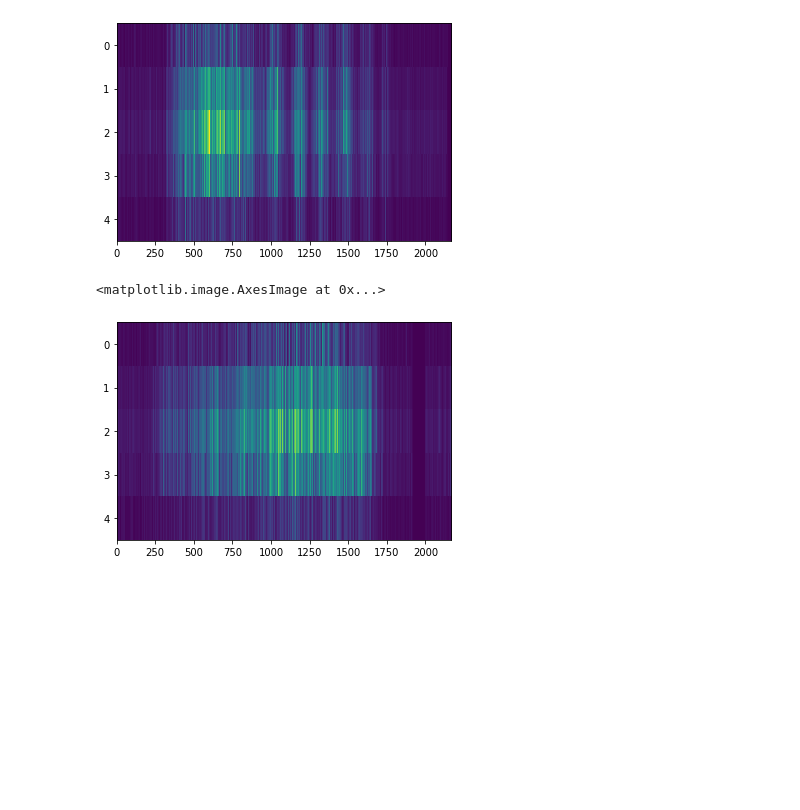
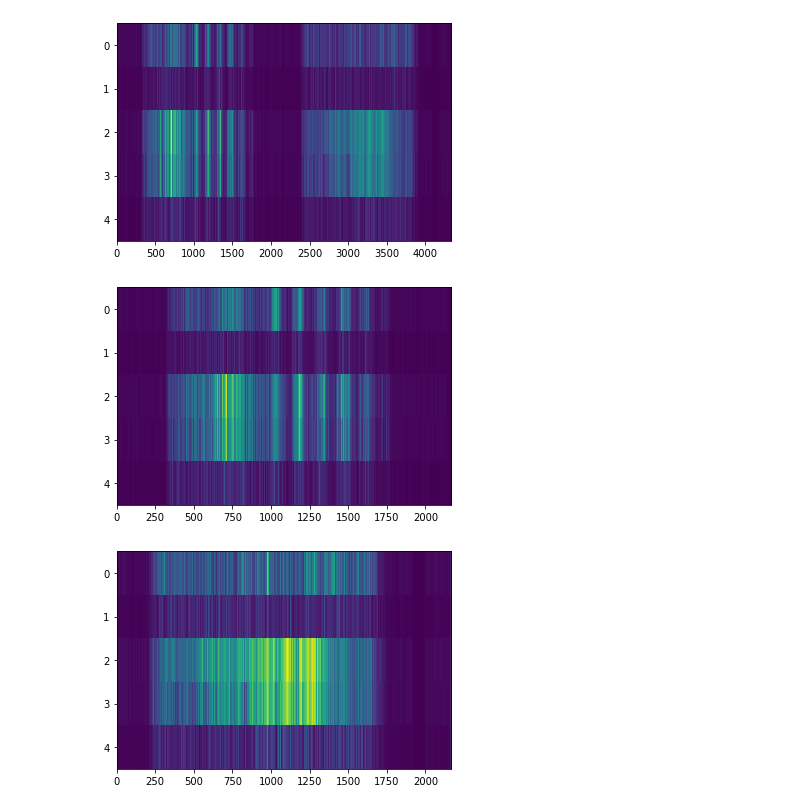
Before and after one commit to lcrosvila/masters-thesis, a Jupyter notebook: scattering_plots.ipynb, the cells around one changed output. Drawn from its saved outputs; the diff is of its cells as text; code cells hidden in the pictures; blank space fills up the shorter version.

Commit message:
trying to visualize the scattering transform...

```diff
--- a/scattering_plots.ipynb
+++ b/scattering_plots.ipynb
@@ -10,8 +11,6 @@ def get_scattering(x, J=6, Q=8):
     x = x.view(1, -1)
 
     T = x.shape[-1]
-    J = 6
-    Q = 16
 
     meta = Scattering1D.compute_meta_scattering(J, Q)
     order0 = (meta['order'] == 0)
@@ -31,7 +30,8 @@ nonvib_all, _ = librosa.load('../MIS/Flute.nonvib.mf.C5B5.aiff', sr=44100)
 nonvib = nonvib_all[:138822]
 ipd.display(ipd.Audio(nonvib, rate=44100))
 
-viv_non = np.concatenate((vib, array2D_2))
+vib_non = np.concatenate((vib, nonvib))
+ipd.display(ipd.Audio(vib_non, rate=44100))
 # %% [output]
 [interactive output not drawn]
 [interactive output not drawn]
@@ -39,7 +40,11 @@ viv_non = np.concatenate((vib, array2D_2))
 _, Svib0, Svib1, Svib2 = get_scattering(vib)
 _, Snonvib0, Snonvib1, Snonvib2 = get_scattering(nonvib)
 
+_, Sboth0, Sboth1, Sboth2 = get_scattering(vib_non)
+
 Mvib = librosa.feature.melspectrogram(vib, sr=44100)
 Mnonvib = librosa.feature.melspectrogram(nonvib, sr=44100)
+
+Mboth = librosa.feature.melspectrogram(vib_non, sr=44100)
 # %%
 import matplotlib.pyplot as plt
@@ -62,8 +69,11 @@ The history saving thread hit an unexpected error (OperationalError('database or
 # %%
-plt.imshow(Svib2[39:44,:], aspect='auto')
+plt.imshow(Sboth2[47:52,:], aspect='auto')
 plt.show()
-plt.imshow(Snonvib2[39:44,:], aspect='auto')
+plt.imshow(Svib2[47:52,:], aspect='auto')
+plt.show()
+plt.imshow(Snonvib2[47:52,:], aspect='auto')
+plt.show()
 # %% [output]
-[figure, old version]
+[figure, new version]
-<matplotlib.image.AxesImage at 0x...>
-[figure, old version]
+[figure, new version]
+[figure, added]
```
Also changed, not shown: parts of 3 cells of this notebook.
